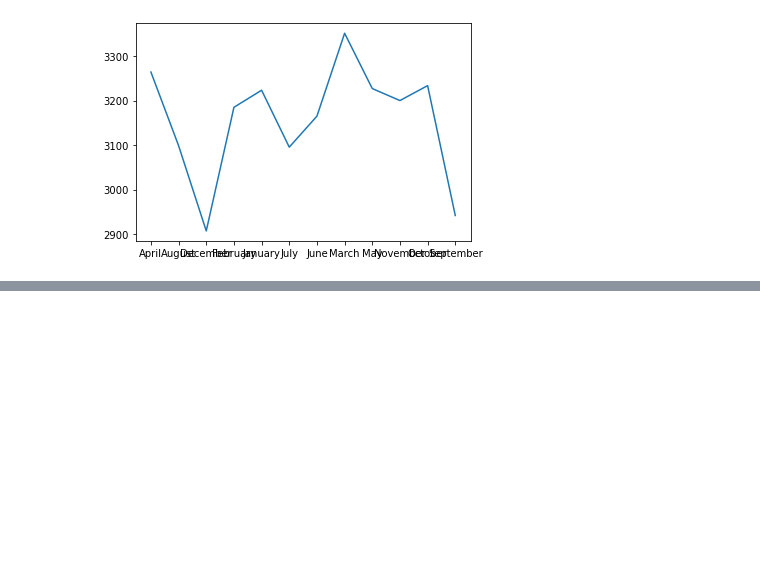
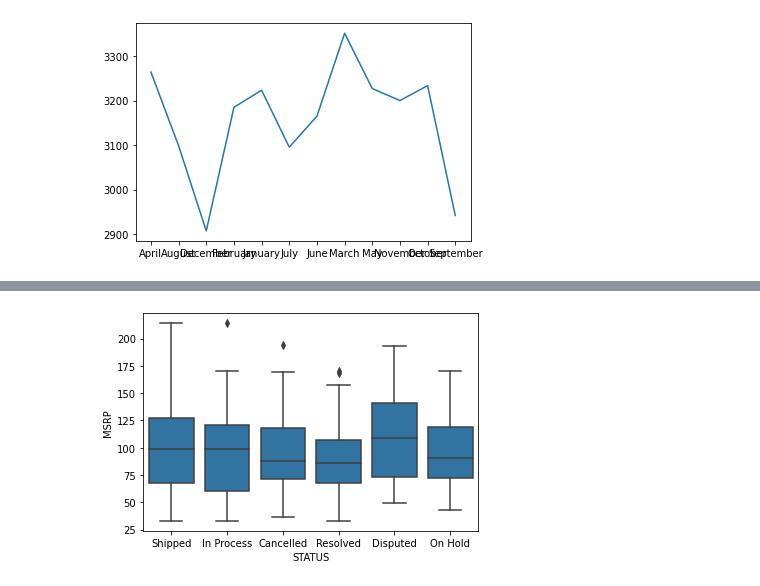
Before and after one commit to Biob-scientist/Sales_analytics, a Jupyter notebook: Untitled.ipynb, the cells around one changed output, grey strips where cells are left out. Saved outputs shown, nothing was run; the diff lists cells and outputs as text; code cells hidden in the pictures; blank space fills up the shorter version.

```diff
--- a/Untitled.ipynb
+++ b/Untitled.ipynb
@@ -335,0 +316,4 @@ Name: SALES, dtype: float64
+# %%
+sns.boxplot(data=df, x='STATUS',y='MSRP',color=b_color);
+# %% [output]
+[figure, added]
```
Also changed, not shown: parts of 26 cells of this notebook.
